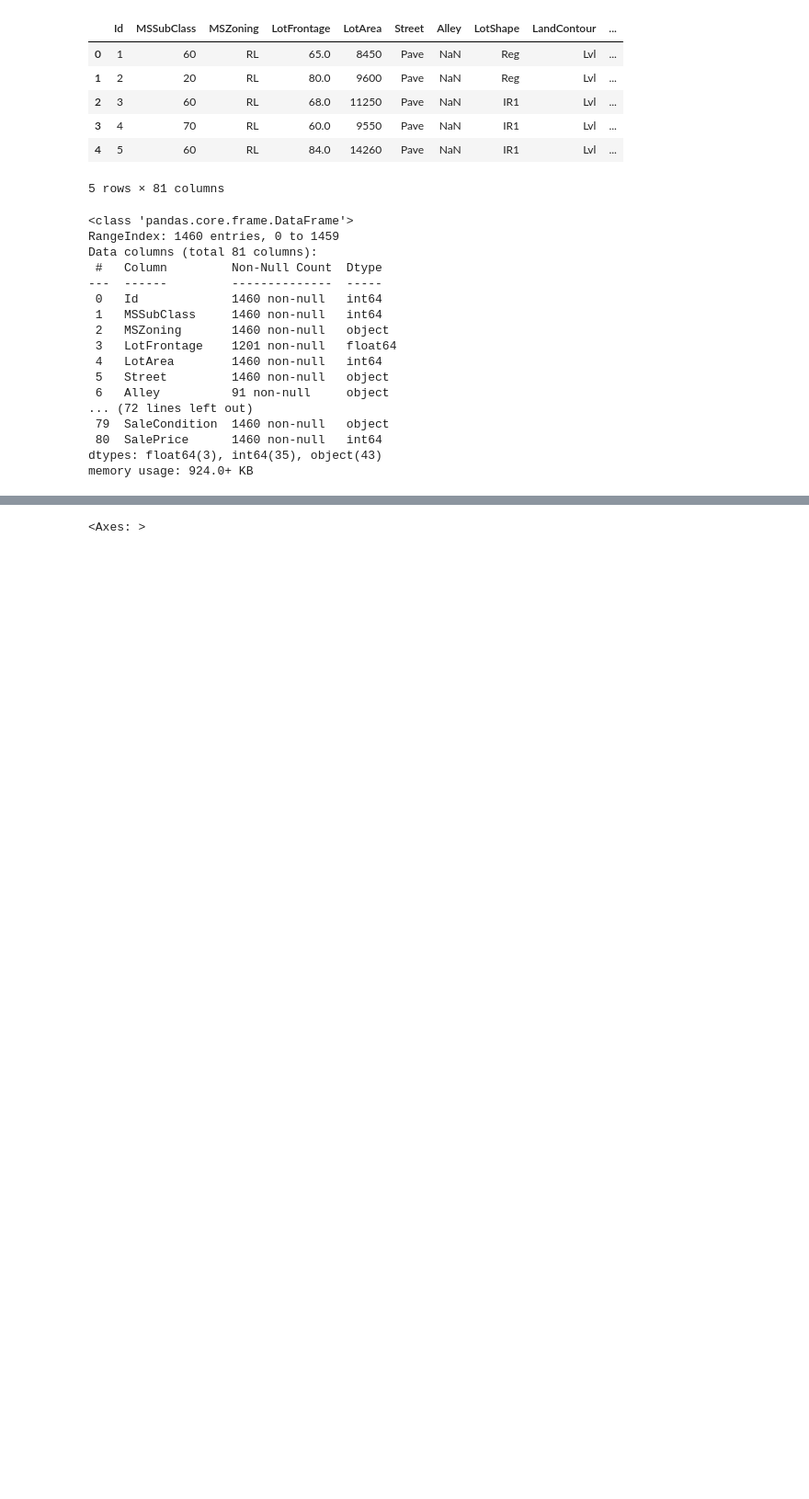
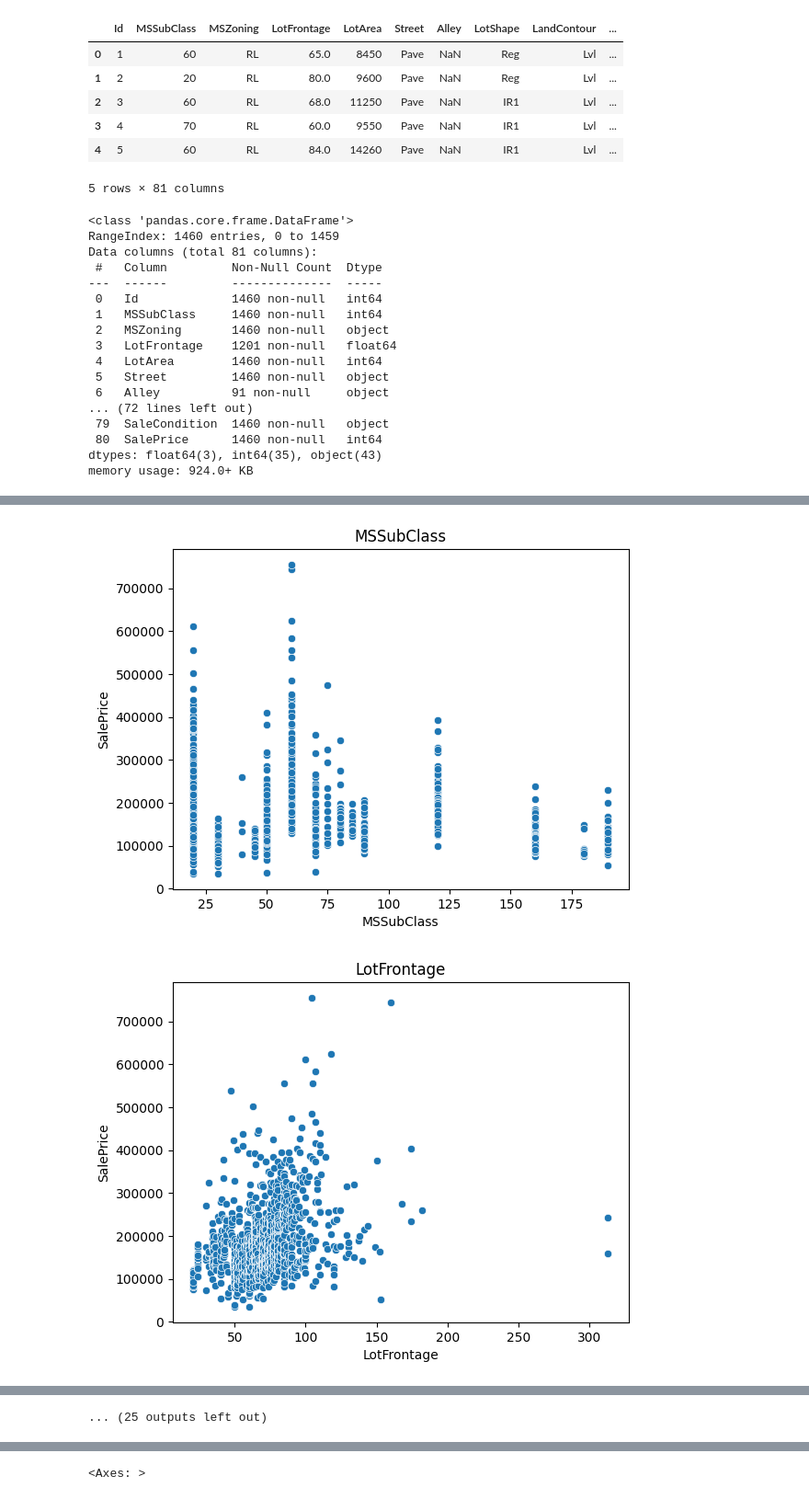
Before and after one commit to thomasspina/House-Prices, a Jupyter notebook: main.ipynb, the cells around one changed output, grey strips where cells are left out. Shown at 92% size. Saved outputs shown, nothing was run; the diff lists cells and outputs as text; code cells hidden in the pictures; blank space fills up the shorter version.

```diff
--- a/main.ipynb
+++ b/main.ipynb
@@ -41,0 +146,9 @@ memory usage: 924.0+ KB
+# %%
+for col in numeric_cols:
+    df_sorted = df.sort_values(col)
+    plt.title(col)
+    sns.scatterplot(data=df_sorted, x=col, y='SalePrice')
+    plt.show()
+# %% [output]
+[figure, added]
+[figure, added]
@@ -41,0 +165 @@ memory usage: 924.0+ KB
+... (25 outputs left out)
```
Also changed, not shown: parts of 15 cells of this notebook.
